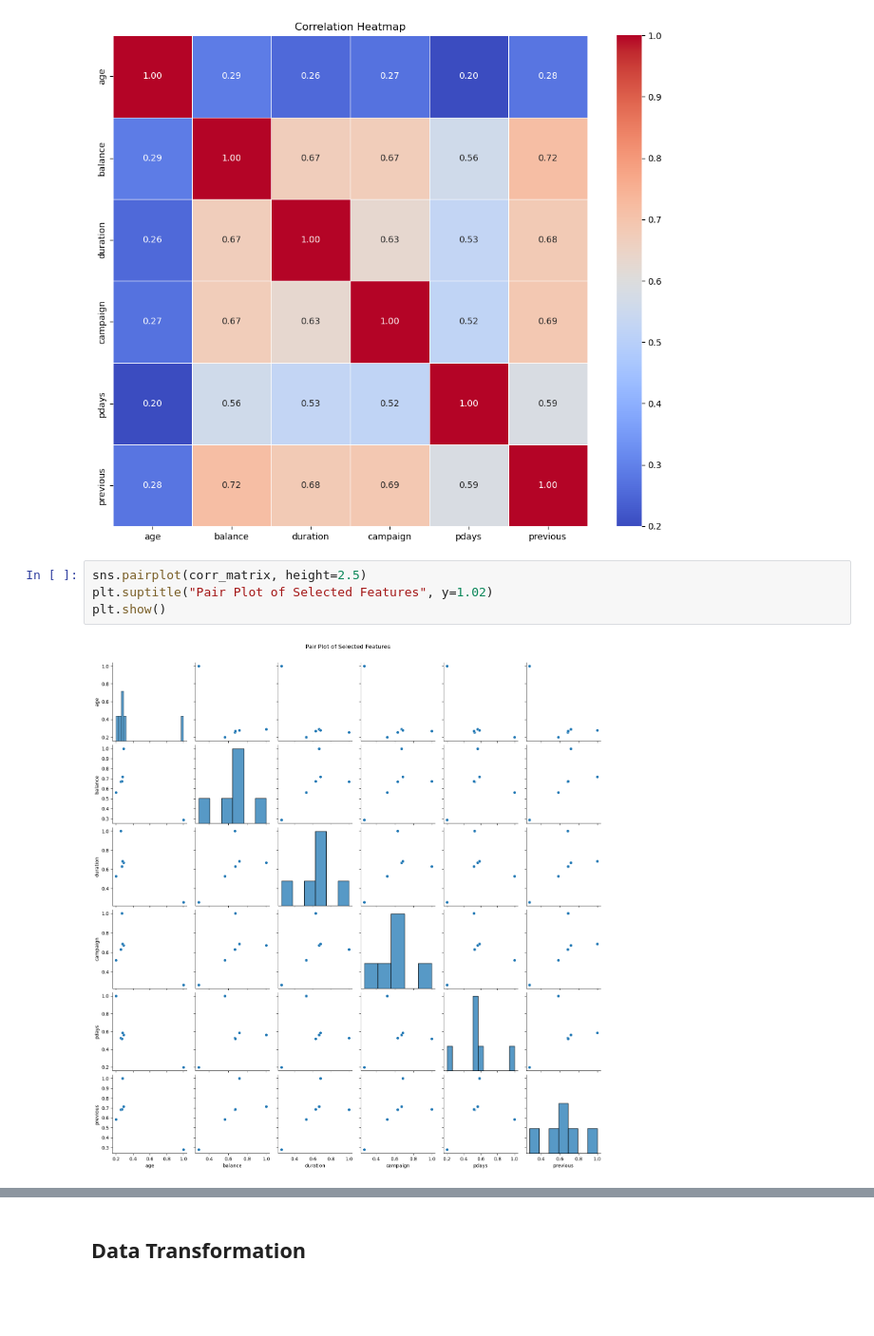
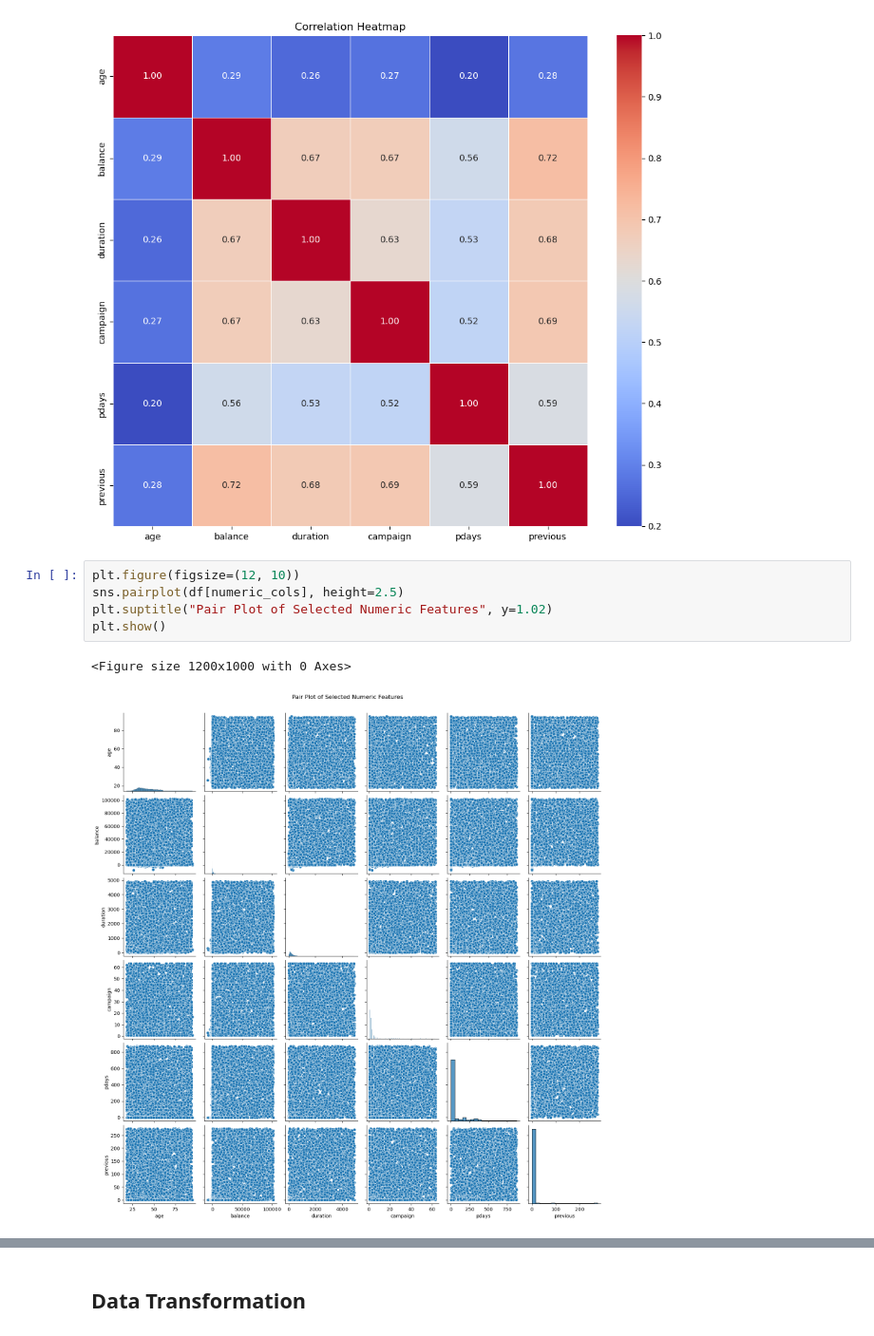
Before and after one commit to rzeta-10/TeleCallPredictor, a Jupyter notebook: EDA.ipynb, the cells around one changed output, grey strips where cells are left out. Shown at 95% size. Drawn from its saved outputs; the diff is of its cells as text; blank space fills up the shorter version.

```diff
--- a/EDA.ipynb
+++ b/EDA.ipynb
@@ -217,8 +275,10 @@ plt.show()
 # %% [output]
 [figure]
 # %%
-sns.pairplot(corr_matrix, height=2.5)
-plt.suptitle("Pair Plot of Selected Features", y=1.02)
+plt.figure(figsize=(12, 10))
+sns.pairplot(df[numeric_cols], height=2.5)
+plt.suptitle("Pair Plot of Selected Numeric Features", y=1.02)
 plt.show()
 # %% [output]
+<Figure size 1200x1000 with 0 Axes>
-[figure, old version]
+[figure, new version]
```
Also changed, not shown: parts of 25 cells of this notebook.
